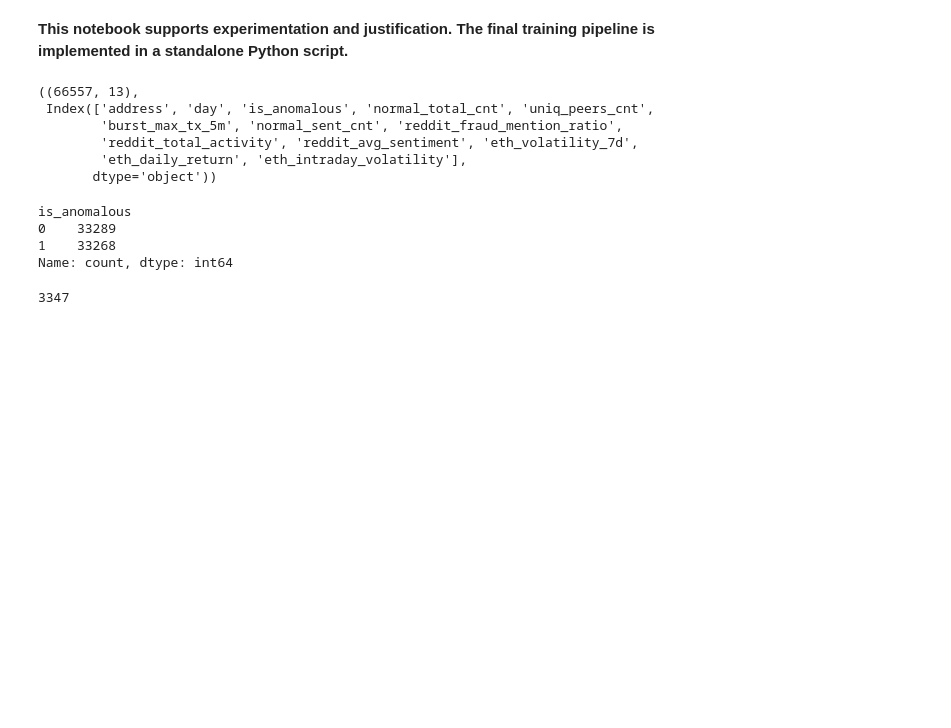
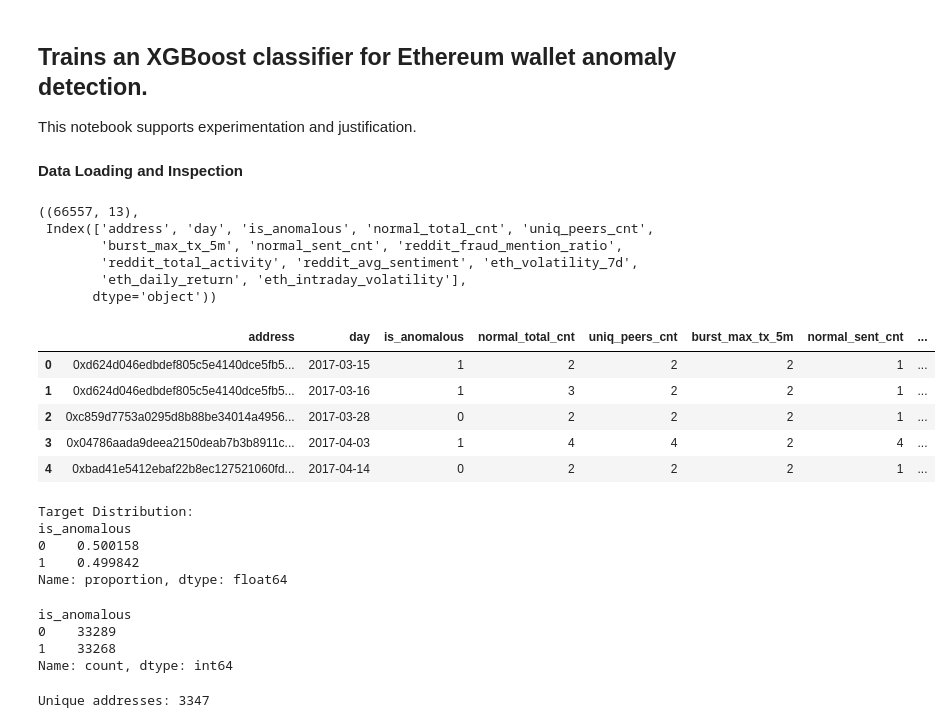
Before and after one commit to NileshFdo/FuseChain-FYP, a Jupyter notebook: ml_pipeline/notebooks/09.train_model.ipynb, the cells around one changed output. Cells and saved outputs as stored; diff of their text form; code cells hidden in the pictures; blank space fills up the shorter version.

```diff
--- a/ml_pipeline/notebooks/09.train_model.ipynb
+++ b/ml_pipeline/notebooks/09.train_model.ipynb
@@ -1,3 +1,5 @@
 # %% [markdown]
-**This notebook supports experimentation and justification.
-The final training pipeline is implemented in a standalone Python script.**
+
+## **Trains an XGBoost classifier for Ethereum wallet anomaly detection.**
+
+This notebook supports experimentation and justification.
@@ -4,16 +12,52 @@ The final training pipeline is implemented in a standalone Python script.**
 # %%
-import pandas as pd
+DATA_PATH = "../data/processed/final/final_train_data.parquet"
 
-df = pd.read_parquet("../data/processed/final/final_train_data.parquet")
+FEATURE_COLUMNS = [
+    # On-Chain (4)
+    'normal_total_cnt',
+    'uniq_peers_cnt',
+    'burst_max_tx_5m',
+    'normal_sent_cnt',
+    # Reddit (3)
+    'reddit_fraud_mention_ratio',
+    'reddit_total_activity',
+    'reddit_avg_sentiment',
+    # Market (3)
+    'eth_volatility_7d',
+    'eth_daily_return',
+    'eth_intraday_volatility'
+]
 
-df.shape, df.columns
+TARGET_COLUMN = 'is_anomalous'
-# %% [output]
-((66557, 13),
- Index(['address', 'day', 'is_anomalous', 'normal_total_cnt', 'uniq_peers_cnt',
-        'burst_max_tx_5m', 'normal_sent_cnt', 'reddit_fraud_mention_ratio',
-        'reddit_total_activity', 'reddit_avg_sentiment', 'eth_volatility_7d',
-        'eth_daily_return', 'eth_intraday_volatility'],
-       dtype='object'))
+# %% [markdown]
+**Data Loading and Inspection**
+# %%
+df = pd.read_parquet(DATA_PATH)
+df.shape, df.columns
+# %% [output]
+((66557, 13),
+ Index(['address', 'day', 'is_anomalous', 'normal_total_cnt', 'uniq_peers_cnt',
+        'burst_max_tx_5m', 'normal_sent_cnt', 'reddit_fraud_mention_ratio',
+        'reddit_total_activity', 'reddit_avg_sentiment', 'eth_volatility_7d',
+        'eth_daily_return', 'eth_intraday_volatility'],
+       dtype='object'))
+# %%
+display(df.head())
+
+print("\nTarget Distribution:")
+print(df[TARGET_COLUMN].value_counts(normalize=True))
+# %% [output]
+|  | address | day | is_anomalous | normal_total_cnt | uniq_peers_cnt | burst_max_tx_5m | normal_sent_cnt | ... |
+| 0 | 0xd624d046edbdef805c5e4140dce5fb5... | 2017-03-15 | 1 | 2 | 2 | 2 | 1 | ... |
+| 1 | 0xd624d046edbdef805c5e4140dce5fb5... | 2017-03-16 | 1 | 3 | 2 | 2 | 1 | ... |
+| 2 | 0xc859d7753a0295d8b88be34014a4956... | 2017-03-28 | 0 | 2 | 2 | 2 | 1 | ... |
+| 3 | 0x04786aada9deea2150deab7b3b8911c... | 2017-04-03 | 1 | 4 | 4 | 2 | 4 | ... |
+| 4 | 0xbad41e5412ebaf22b8ec127521060fd... | 2017-04-14 | 0 | 2 | 2 | 2 | 1 | ... |
+Target Distribution:
+is_anomalous
+0    0.500158
+1    0.499842
+Name: proportion, dtype: float64
 # %%
 df['is_anomalous'].value_counts()
 # %% [output]
@@ -22,6 +66,6 @@ is_anomalous
 1    33268
 Name: count, dtype: int64
 # %%
-df['address'].nunique()
+print(f"\nUnique addresses: {df['address'].nunique()}")
 # %% [output]
-3347
+Unique addresses: 3347
```
Also changed, not shown: parts of 14 cells of this notebook.
